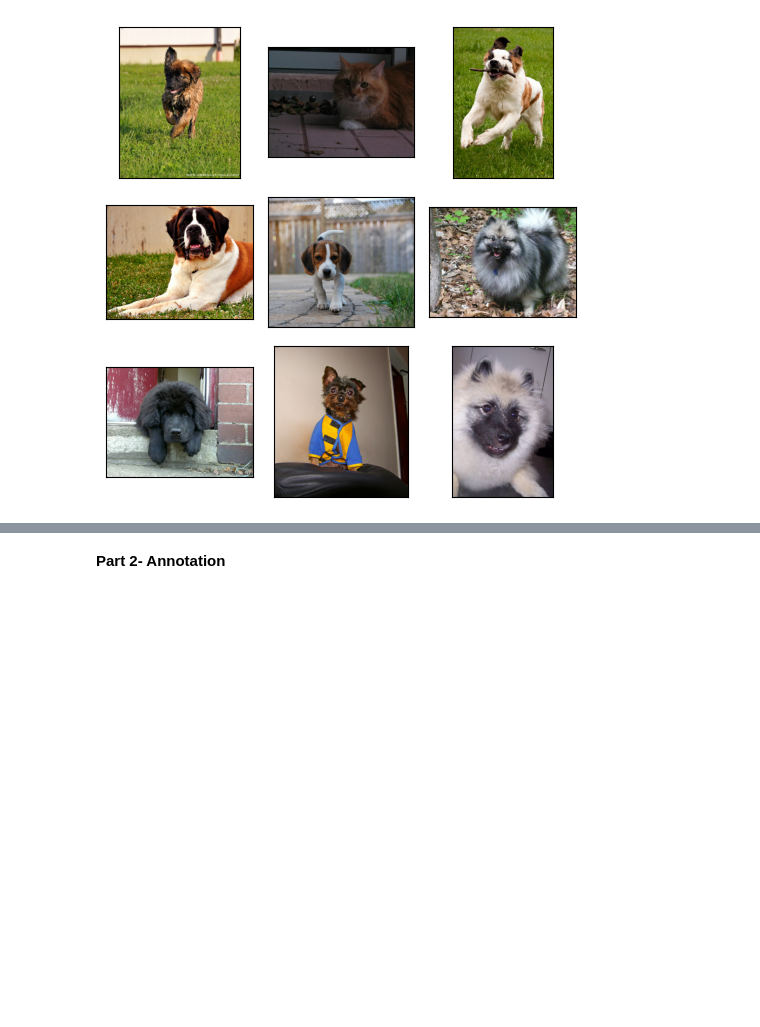
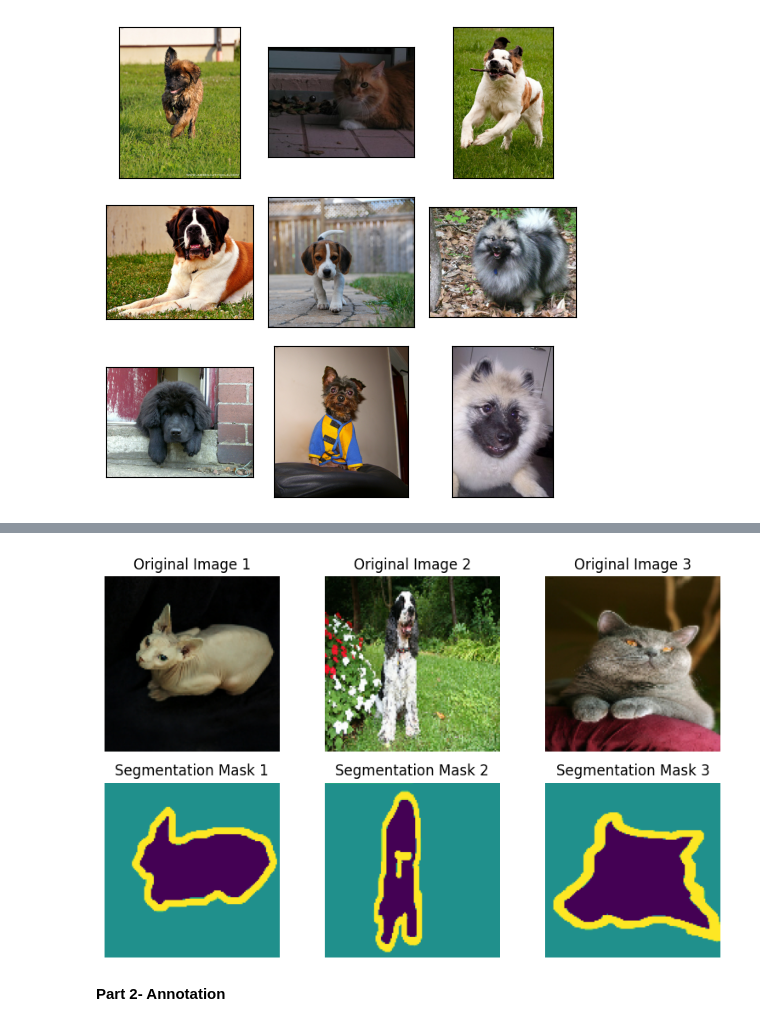
Before and after one commit to ploung/AAI-521-ComputerVision_Module3, a Jupyter notebook: Pros Loung_Assignment3.ipynb, the cells around one changed output, grey strips where cells are left out. Drawn from its saved outputs; the diff is of its cells as text; code cells hidden in the pictures; blank space fills up the shorter version.

```diff
--- a/Pros Loung_Assignment3.ipynb
+++ b/Pros Loung_Assignment3.ipynb
@@ -146,3 +108,30 @@ WARNING:matplotlib.image:Clipping input data to the valid range for imshow with
+# %%
+# b) Create the segmentation mask
+# Show some images from dataset and their segmented version
+
+images, masks = next(iter(train.batch(3)))
+
+# Create a 2x3 subplot layout: images on top row, masks on bottom row
+plt.figure(figsize=(8, 5))
+
+# Display the original images on the top row
+for i in range(3):
+    plt.subplot(2, 3, i+1)
+    plt.imshow(images[i])
+    plt.title(f'Original Image {i+1}')
+    plt.axis('off')
+
+# Display the masks on the bottom row
+for i in range(3):
+    plt.subplot(2, 3, i+4)
+    plt.imshow(masks[i], cmap='viridis')
+    plt.title(f'Segmentation Mask {i+1}')
+    plt.axis('off')
+
+plt.tight_layout()
+plt.show()
+# %% [output]
+[figure, added]
 # %% [markdown]
 **Part 2- Annotation**
 # %%
```
Also changed, not shown: parts of 22 cells of this notebook.
